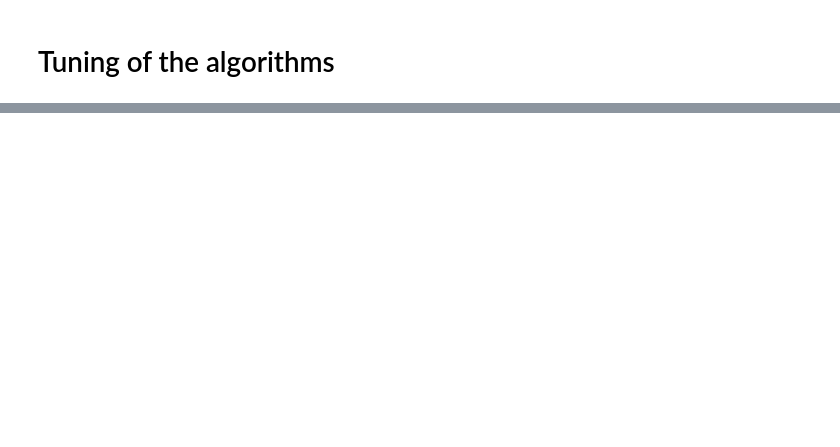
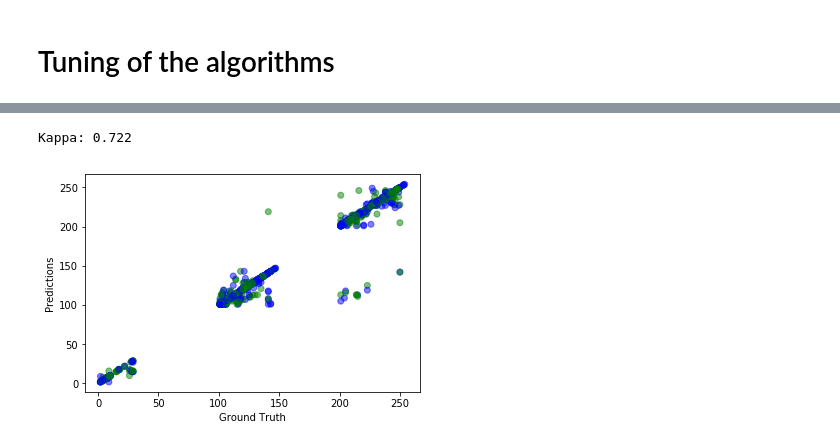
Before and after one commit to vrajannagari/dataanalytics, a Jupyter notebook: Wifi_Fingerprinting_Python/Wifi_Indoor_Fingerprinting_python.ipynb, the cells around one changed output, grey strips where cells are left out. Drawn from its saved outputs; the diff is of its cells as text; code cells hidden in the pictures; blank space fills up the shorter version.

```diff
--- a/Wifi_Fingerprinting_Python/Wifi_Indoor_Fingerprinting_python.ipynb
+++ b/Wifi_Fingerprinting_Python/Wifi_Indoor_Fingerprinting_python.ipynb
@@ -337,0 +375,8 @@ Best: 0.665067 using {'n_neighbors': 1}
+# %%
+RF = RandomForestClassifier()
+RF.fit(X_train, Y_train)
+predictions = RF.predict(X_test)
+predAccuracy = accuracy_score(Y_test,predictions)
+print('Accuracy: %.3f' % predAccuracy)
+print(confusion_matrix(Y_test, predictions))
+print(classification_report(Y_test, predictions))
@@ -337,0 +401,16 @@ Best: 0.665067 using {'n_neighbors': 1}
+# %%
+RF = RandomForestClassifier()
+RF.fit(X_train, Y_train)
+predictions = RF.predict(X_test)
+predKappa = cohen_kappa_score(Y_test,predictions)
+print('Kappa: %.3f' % predKappa)
+# %% [output]
+Kappa: 0.722
+# %%
+from matplotlib import pyplot as plt
+plt.scatter(Y_test, predictions, color=['blue','green'], alpha = 0.5)
+plt.xlabel('Ground Truth')
+plt.ylabel('Predictions')
+plt.show();
+# %% [output]
+[figure, added]
```
Also changed, not shown: parts of 16 cells of this notebook, 1 other file.
